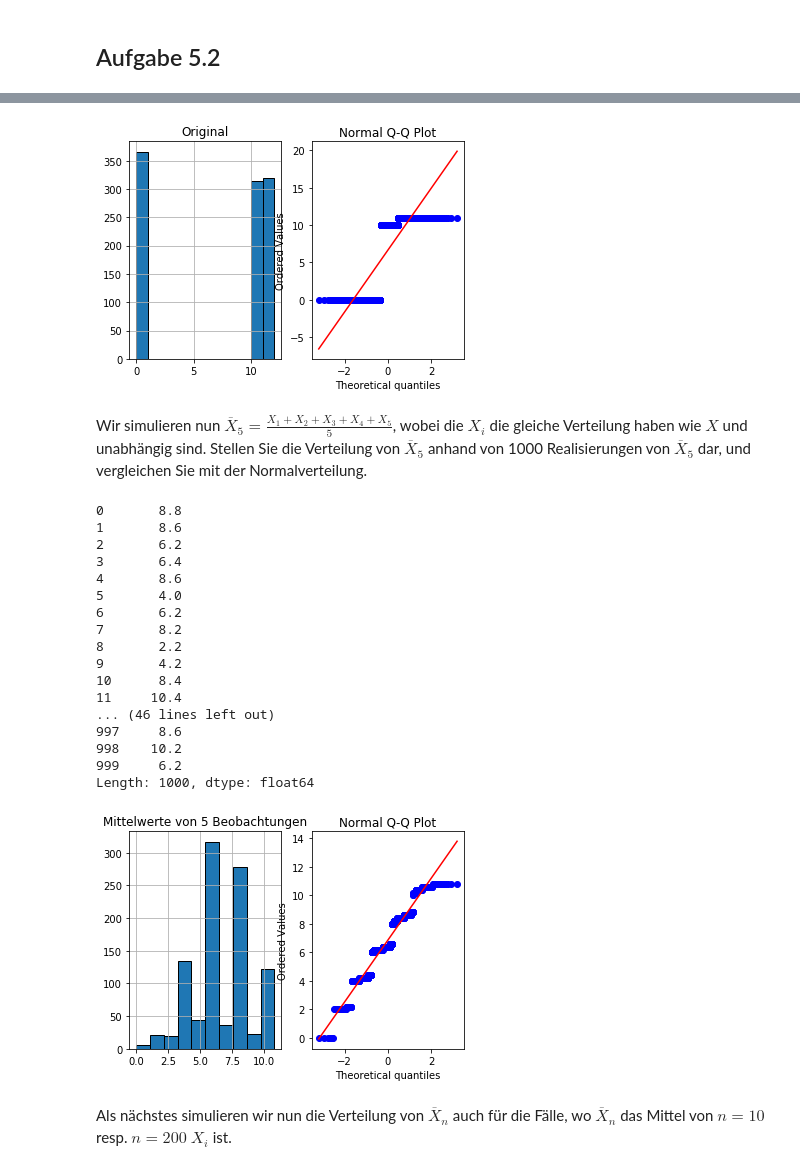
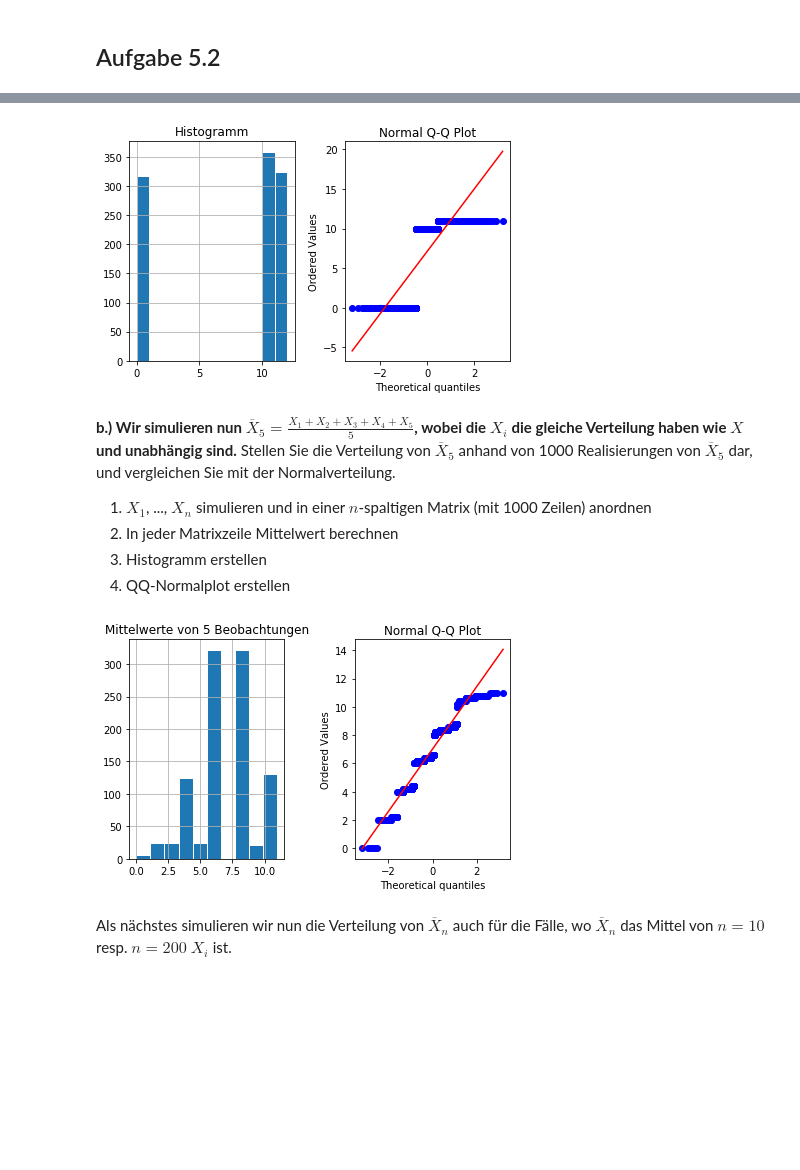
Before and after one commit to christopherchristensen/summaries, a Jupyter notebook: stat/sw05/Python Code - Series 5.ipynb, the cells around one changed output, grey strips where cells are left out. Drawn from its saved outputs; the diff is of its cells as text; code cells hidden in the pictures; blank space fills up the shorter version.

Commit message:
added possible solutions to stat/sw05/Series 5 exercise 1 and 2

```diff
--- a/stat/sw05/Python Code - Series 5.ipynb
+++ b/stat/sw05/Python Code - Series 5.ipynb
@@ -108,59 +172,64 @@ Wir simulieren nun die Verteilung von $X$ sowie die Verteilung des Mittelwerts $
 # %%
 import matplotlib.pyplot as plt
 import numpy as np
 from pandas import Series, DataFrame
 import scipy.stats as st
 
-werte = np.array([0,10,11])
+# 1. mögliche Werte von X definieren
+werte = np.array([0, 10, 11])
+
+# 2. X simulieren mit Series(np.random.choice())
 sim = Series(np.random.choice(werte, size=1000, replace=True))
 
-plt.subplot(1,2,1)
-sim.hist(bins=[0,1,10,11,12],edgecolor="black")
-plt.title("Original")
+# 3. Subplot für Histogramm
+plt.subplot(1, 2, 1)
 
-plt.subplot(1,2,2)
-st.probplot(sim,plot=plt)
+# 4. Histogramm erstellen
+sim.hist(bins=[0, 1, 10, 11, 12], edgecolor="white")
+plt.title("Histogramm")
+
+# 5. Subplot für Normalplot
+plt.subplot(1, 2, 2)
+
+# 6. Normalplot erstellen
+st.probplot(sim, plot=plt)
 plt.title("Normal Q-Q Plot")
-
+plt.tight_layout()
 plt.show()
 # %% [output]
-[figure, old version]
+[figure, new version]
 # %% [markdown]
-Wir simulieren nun $\overline{X}_5 = \frac{X_1+X_2+X_3+X_4+X_5}{5}$, wobei die $X_i$ die gleiche Verteilung haben wie $X$ und unabhängig sind. Stellen Sie die Verteilung von $\overline{X}_5$ anhand von 1000 Realisierungen von $\overline{X}_5$ dar, und vergleichen Sie mit der Normalverteilung.
+**b.) Wir simulieren nun $\overline{X}_5 = \frac{X_1+X_2+X_3+X_4+X_5}{5}$, wobei die $X_i$ die gleiche Verteilung haben wie $X$ und unabhängig sind.** Stellen Sie die Verteilung von $\overline{X}_5$ anhand von 1000 Realisierungen von $\overline{X}_5$ dar, und vergleichen Sie mit der Normalverteilung.
+
+1. $X_1$, ..., $X_n$ simulieren und in einer $n$-spaltigen Matrix (mit 1000 Zeilen) anordnen
+2. In jeder Matrixzeile Mittelwert berechnen
+3. Histogramm erstellen
+4. QQ-Normalplot erstellen
 # %%
+# Anzahl Beobachtungen definieren
 n = 5
+
+# 1. X_1, ..., X_n simulieren und in einer n-spaltigen Matrix (mit 1000 Zeilen) anordnen
 sim = Series(np.random.choice(werte, size=n*1000, replace=True))
-sim = DataFrame(np.reshape(sim,(n,1000)))
+sim = DataFrame(np.reshape(sim, (n, 1000)))
+
+# 2. In jeder Matrixzeile Mittelwert berechnen
 sim_mean = sim.mean()
 
+# 3. Histogramm erstellen
 plt.subplot(1,2,1)
-sim_mean.hist(edgecolor="black")
+sim_mean.hist(edgecolor="white")
 plt.title("Mittelwerte von 5 Beobachtungen")
 
+# 4. QQ-Normalplot erstellen
 plt.subplot(1,2,2)
 st.probplot(sim_mean,plot=plt)
 plt.title("Normal Q-Q Plot")
 
+plt.tight_layout()
 plt.show()
 # %% [output]
-0       8.8
-1       8.6
-2       6.2
-3       6.4
-4       8.6
-5       4.0
-6       6.2
-7       8.2
-8       2.2
-9       4.2
-10      8.4
-11     10.4
-... (46 lines left out)
-997     8.6
-998    10.2
-999     6.2
-Length: 1000, dtype: float64
-[figure, old version]
+[figure, new version]
 # %% [markdown]
 Als nächstes simulieren wir nun die Verteilung von $\overline{X}_n$ auch für die Fälle, wo $\overline{X}_n$ das Mittel von $n=10$ resp. $n=200$ $X_i$ ist.
 # %%
```
Also changed, not shown: parts of 14 cells of this notebook, 16 other files.
